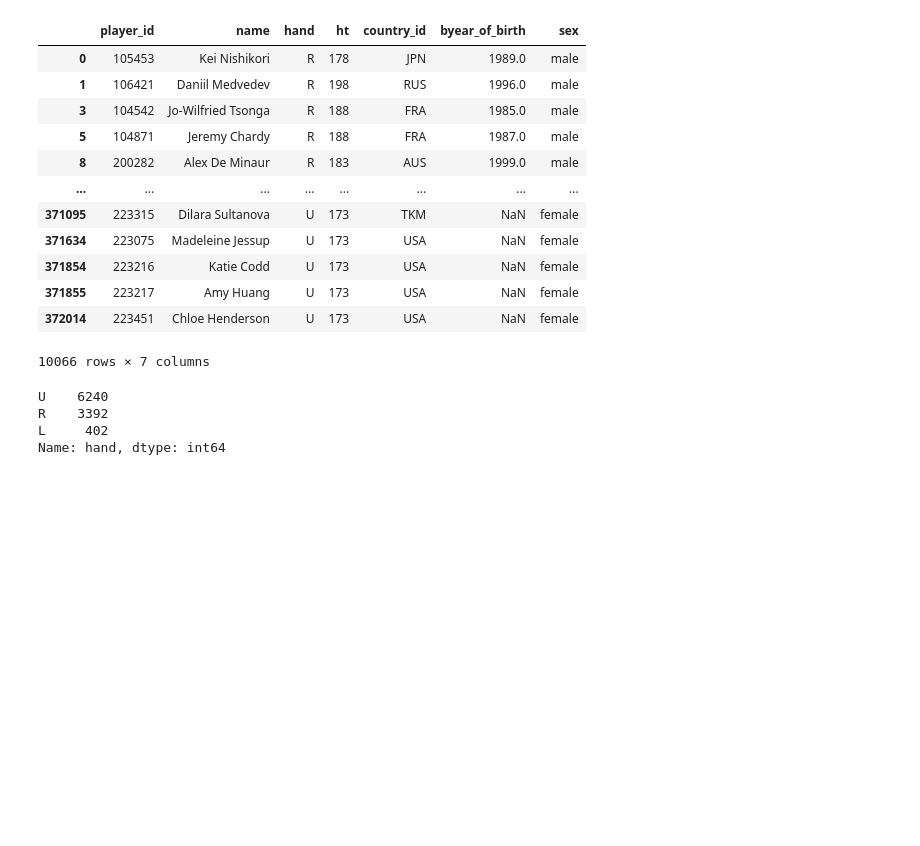
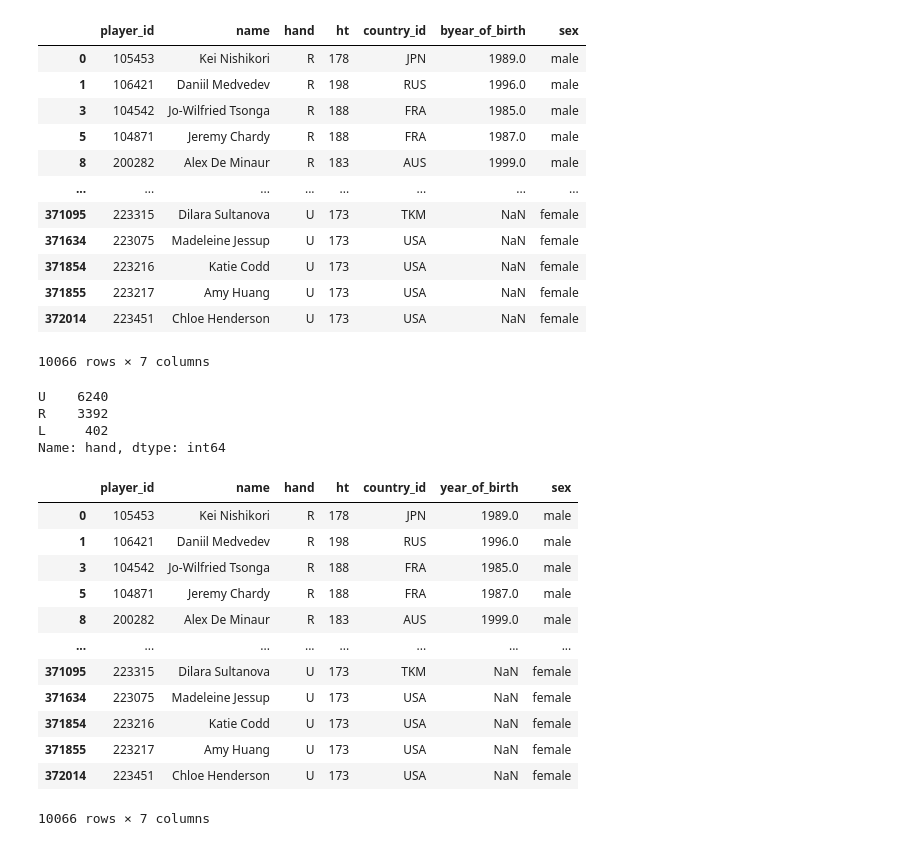
Before and after one commit to PasqualeGorrasi/Laboratory-of-Data-Science, a Jupyter notebook: First-part/tennis data cleaning.ipynb, the cells around one changed output. Saved outputs shown, nothing was run; the diff lists cells and outputs as text; code cells hidden in the pictures; blank space fills up the shorter version.

```diff
--- a/First-part/tennis data cleaning.ipynb
+++ b/First-part/tennis data cleaning.ipynb
@@ -405,3 +457,21 @@ L     402
 Name: hand, dtype: int64
 # %%
 player['hand'].fillna('U', inplace=True)
+# %%
+player = player.rename(columns={'byear_of_birth':'year_of_birth'})
+# %%
+player
+# %% [output]
+|  | player_id | name | hand | ht | country_id | year_of_birth | sex |
+| 0 | 105453 | Kei Nishikori | R | 178 | JPN | 1989.0 | male |
+| 1 | 106421 | Daniil Medvedev | R | 198 | RUS | 1996.0 | male |
+| 3 | 104542 | Jo-Wilfried Tsonga | R | 188 | FRA | 1985.0 | male |
+| 5 | 104871 | Jeremy Chardy | R | 188 | FRA | 1987.0 | male |
+| 8 | 200282 | Alex De Minaur | R | 183 | AUS | 1999.0 | male |
+| ... | ... | ... | ... | ... | ... | ... | ... |
+| 371095 | 223315 | Dilara Sultanova | U | 173 | TKM | NaN | female |
+| 371634 | 223075 | Madeleine Jessup | U | 173 | USA | NaN | female |
+| 371854 | 223216 | Katie Codd | U | 173 | USA | NaN | female |
+| 371855 | 223217 | Amy Huang | U | 173 | USA | NaN | female |
+| 372014 | 223451 | Chloe Henderson | U | 173 | USA | NaN | female |
+10066 rows × 7 columns
```
Also changed, not shown: parts of 23 cells of this notebook.
